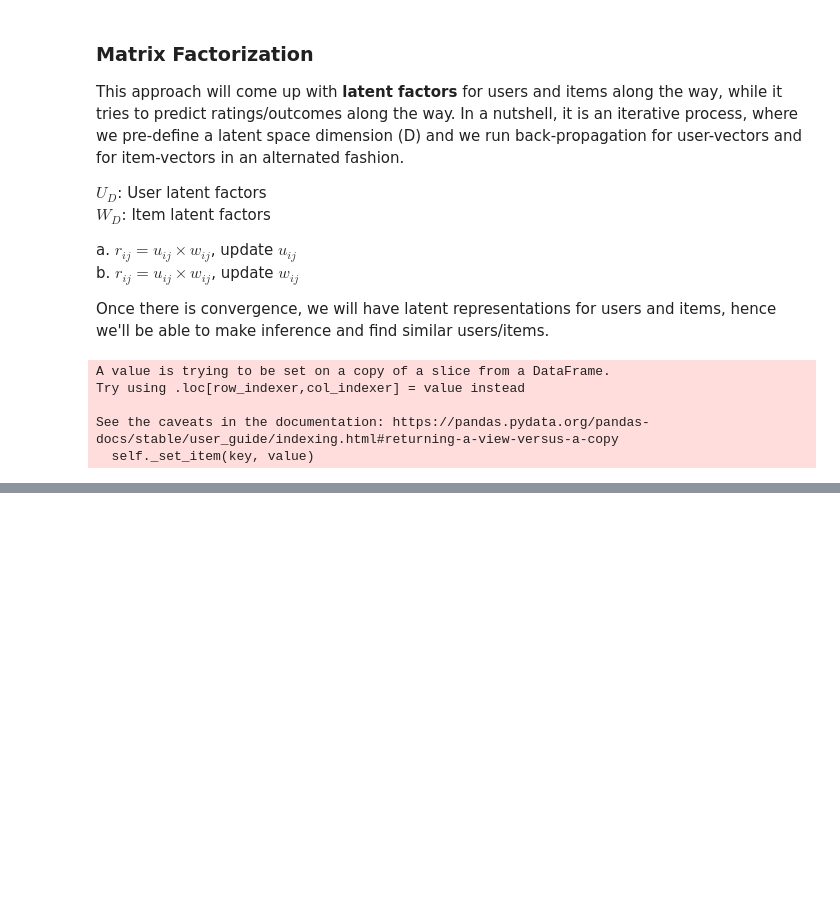
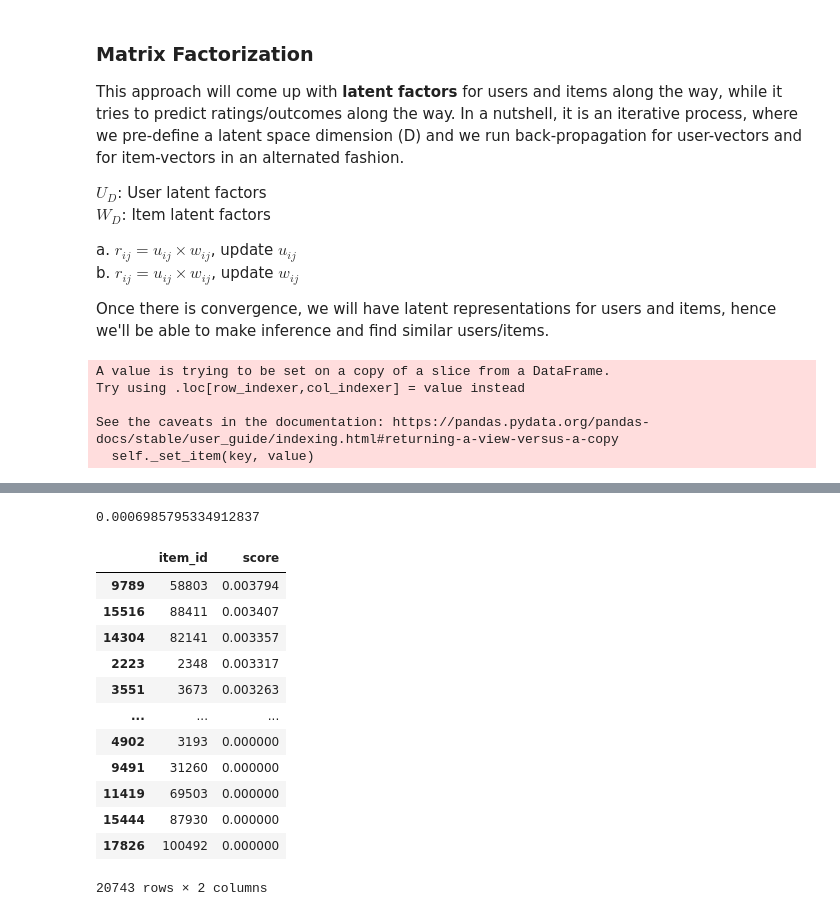
Before and after one commit to gfluz94/recommender-systems, a Jupyter notebook: notebooks/Developments.ipynb, the cells around one changed output, grey strips where cells are left out. Cells and saved outputs as stored; diff of their text form; code cells hidden in the pictures; blank space fills up the shorter version.

```diff
--- a/notebooks/Developments.ipynb
+++ b/notebooks/Developments.ipynb
@@ -480,6 +480,9 @@ See the caveats in the documentation: https://pandas.pydata.org/pandas-docs/stab
   self._set_item(key, value)
 # %%
 class MatrixFactorizer(tf.keras.models.Model):
+
+    _USER_EMBEDDING_NAME = "user_embedding"
+    _ITEM_EMBEDDING_NAME = "item_embedding"
 
     def __init__(
         self,
@@ -499,12 +502,12 @@ class MatrixFactorizer(tf.keras.models.Model):
         self._user_embedding = tf.keras.layers.Embedding(
             input_dim=max(self._user_mapping.values()) + 1,
             output_dim=self._latent_dimension,
-            name="user_embedding"
+            name=self._USER_EMBEDDING_NAME,
         )
         self._item_embedding = tf.keras.layers.Embedding(
             input_dim=max(self._item_mapping.values()) + 1,
             output_dim=self._latent_dimension,
-            name="item_embedding",
+            name=self._ITEM_EMBEDDING_NAME,
         )
 
         self._dense_layers_user = []
@@ -553,6 +556,30 @@ class MatrixFactorizer(tf.keras.models.Model):
             item_emb = item_dense(item_emb)
 
         return self._dot_product([user_emb, item_emb])
+
+    def get_user_embedding(self, user_id: int) -> np.ndarray:
+        user = self._user_mapping.get(user_id, None)
+        embedding_layer = list(filter(lambda x: self._USER_EMBEDDING_NAME == x.name, self.layers))[0]
+        return embedding_layer(tf.constant(user)).numpy()
+
+    def predict_rating_for_user_item(self, user_id: int, item_id: int) -> float:
+        user = self._user_mapping.get(user_id, None)
+        item = self._item_mapping.get(item_id, None)
+        rating = self.call((tf.constant([user]), tf.constant([item])))
+        return float(rating.numpy().squeeze())
+
+    def predict_rating_for_user(self, user_id: int, item_ids_to_exclude: Optional[List[int]] = None) -> pd.DataFrame:
+        user = self._user_mapping.get(user_id, None)
+        items = tf.range(start=min(self._item_mapping.values()), limit=max(self._item_mapping.values()))
+        user = tf.constant(items.shape[0] * [user])
+        ratings = self.call((user, items)).numpy()
+
+        idx2item = {idx: item_id for item_id, idx in self._item_mapping.items()}
+        output = pd.DataFrame({
+            "item_id": [idx2item[idx] for idx in items.numpy().tolist()],
+            "score": ratings.squeeze().tolist()
+        })
+        return output.sort_values("score", ascending=False)
 # %%
 model = MatrixFactorizer(
     latent_dimension=32,
@@ -575,0 +613,20 @@ model.fit(
+# %%
+model.predict_rating_for_user_item(user_id=1, item_id=200)
+# %% [output]
+0.0006985795334912837
+# %%
+model.predict_rating_for_user(user_id=1,)
+# %% [output]
+|  | item_id | score |
+| 9789 | 58803 | 0.003794 |
+| 15516 | 88411 | 0.003407 |
+| 14304 | 82141 | 0.003357 |
+| 2223 | 2348 | 0.003317 |
+| 3551 | 3673 | 0.003263 |
+| ... | ... | ... |
+| 4902 | 3193 | 0.000000 |
+| 9491 | 31260 | 0.000000 |
+| 11419 | 69503 | 0.000000 |
+| 15444 | 87930 | 0.000000 |
+| 17826 | 100492 | 0.000000 |
+20743 rows × 2 columns
```
Also changed, not shown: parts of 2 cells of this notebook.
